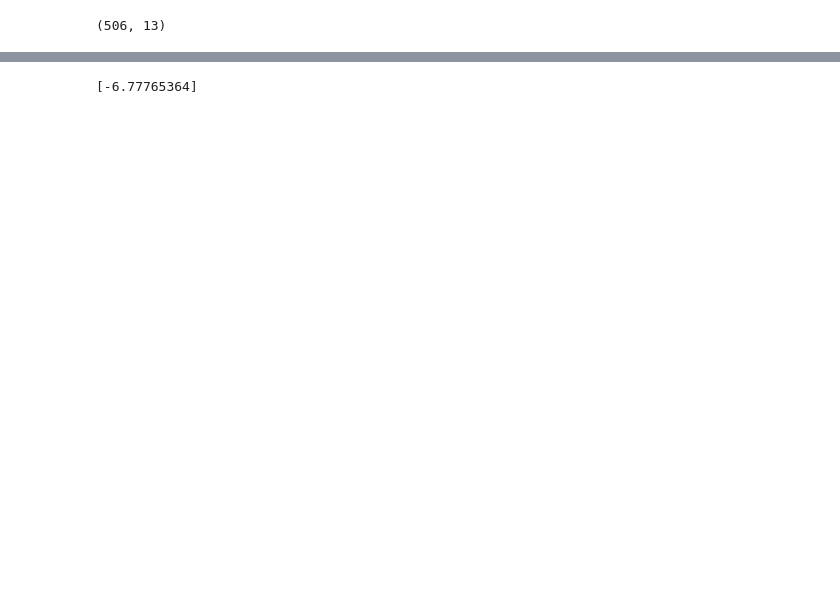
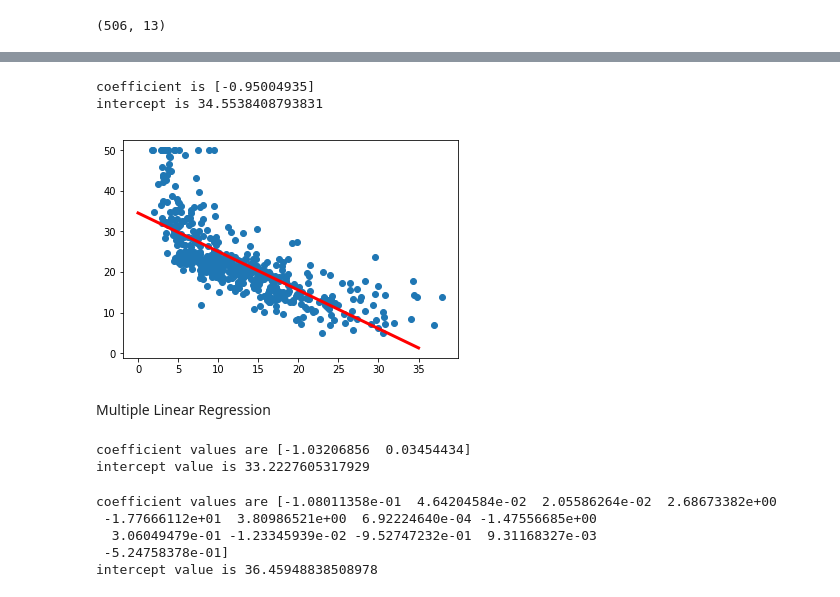
Before and after one commit to junyanyao/ISLR_Python, a Jupyter notebook: Ch3 Linear Regression.ipynb, the cells around one changed output, grey strips where cells are left out. Cells and saved outputs as stored; diff of their text form; code cells hidden in the pictures; blank space fills up the shorter version.

```diff
--- a/Ch3 Linear Regression.ipynb
+++ b/Ch3 Linear Regression.ipynb
@@ -39,12 +57,19 @@ Index(['CRIM', 'ZN', 'INDUS', 'CHAS', 'NOX', 'RM', 'AGE', 'DIS', 'RAD', 'TAX',
 # %%
 from sklearn.preprocessing import scale
 reg_model= linear_model.LinearRegression()
-#add MEDV column
-boston['MEDV']= boston_data.target
-x= scale(boston.LSTAT).reshape(-1,1)
+
+x= boston.LSTAT
 y=boston.MEDV
-tmp =reg_model.fit(x,y)
+model1 =reg_model.fit(x[:,None],y)
-# %%
-print(tmp.coef_)
-# %% [output]
-[-6.77765364]
+# %%
+#show regression model's coefficient and intercept
+print('coefficient is {}'.format(model1.coef_))
+print('intercept is {}'.format(model1.intercept_))
+# %% [output]
+coefficient is [-0.95004935]
+intercept is 34.5538408793831
+# %%
+beta0= model1.intercept_
+beta1 =model1.coef_
+new_x = np.array([0,35])
+new_y= new_x *beta1 +beta0
@@ -50,0 +79,10 @@ print(tmp.coef_)
+# %%
+plt.scatter(x,y)
+plt.plot(new_x, new_y, color ='red', linewidth = 3)
+plt.xticks()
+plt.yticks()
+plt.show()
+# %% [output]
+[figure, added]
+# %% [markdown]
+Multiple Linear Regression
@@ -50,0 +93,6 @@ print(tmp.coef_)
+# %%
+print('coefficient values are {}'.format(model2.coef_))
+print('intercept value is {}'.format(model2.intercept_))
+# %% [output]
+coefficient values are [-1.03206856  0.03454434]
+intercept value is 33.2227605317929
@@ -50,0 +103,9 @@ print(tmp.coef_)
+# %%
+print('coefficient values are {}'.format(model3.coef_))
+print('intercept value is {}'.format(model3.intercept_))
+# %% [output]
+coefficient values are [-1.08011358e-01  4.64204584e-02  2.05586264e-02  2.68673382e+00
+ -1.77666112e+01  3.80986521e+00  6.92224640e-04 -1.47556685e+00
+  3.06049479e-01 -1.23345939e-02 -9.52747232e-01  9.31168327e-03
+ -5.24758378e-01]
+intercept value is 36.45948838508978
```
Also changed, not shown: parts of 13 cells of this notebook.
